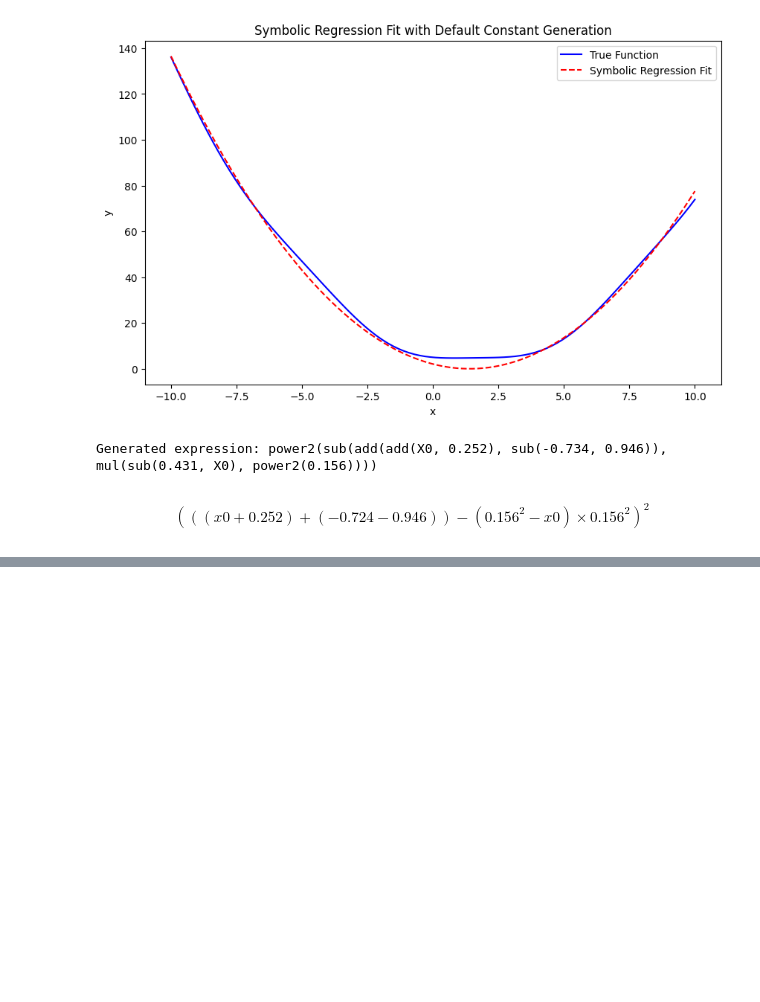
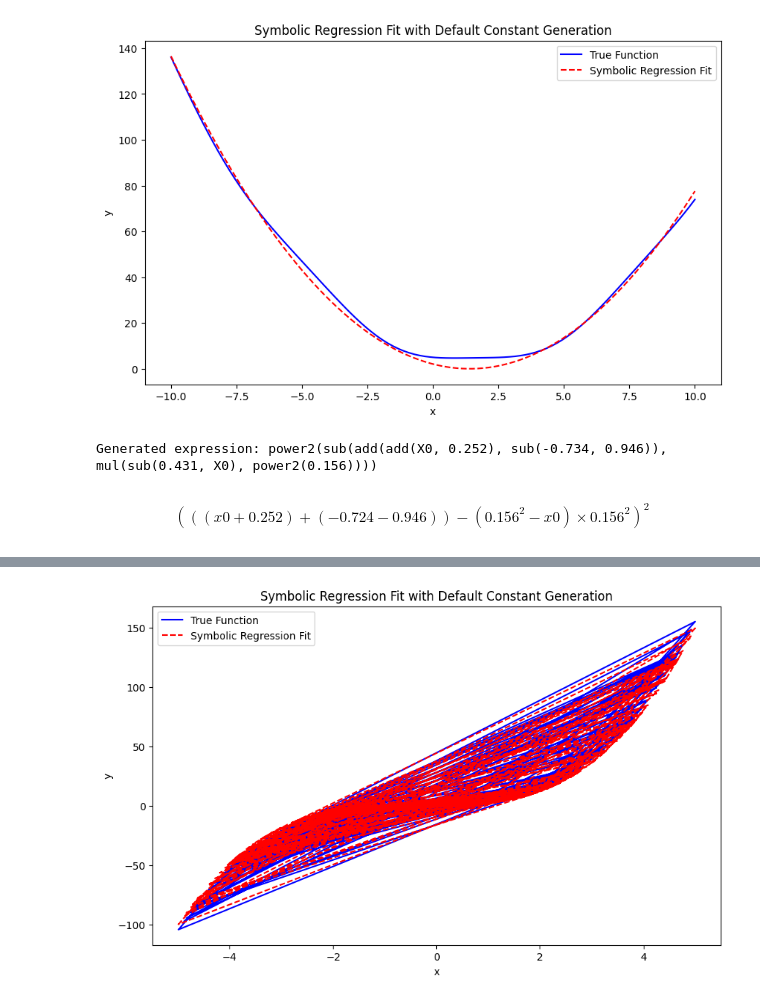
Before and after one commit to wears8/graduaion_project, a Jupyter notebook: symbol_recycle/test_1.ipynb, the cells around one changed output, grey strips where cells are left out. Saved outputs shown, nothing was run; the diff lists cells and outputs as text; code cells hidden in the pictures; blank space fills up the shorter version.

```diff
--- a/symbol_recycle/test_1.ipynb
+++ b/symbol_recycle/test_1.ipynb
@@ -75,0 +137,12 @@ $$
+# %%
+import matplotlib.pyplot as plt
+plt.figure(figsize=(10, 6))
+plt.plot(X_test, y_test, label="True Function", color="blue")
+plt.plot(X_test, y_pred, label="Symbolic Regression Fit", color="red", linestyle="--")
+plt.xlabel("x")
+plt.ylabel("y")
+plt.legend()
+plt.title("Symbolic Regression Fit with Default Constant Generation")
+plt.show()
+# %% [output]
+[figure, added]
```
Also changed, not shown: parts of 2 cells of this notebook, 35 other files.
